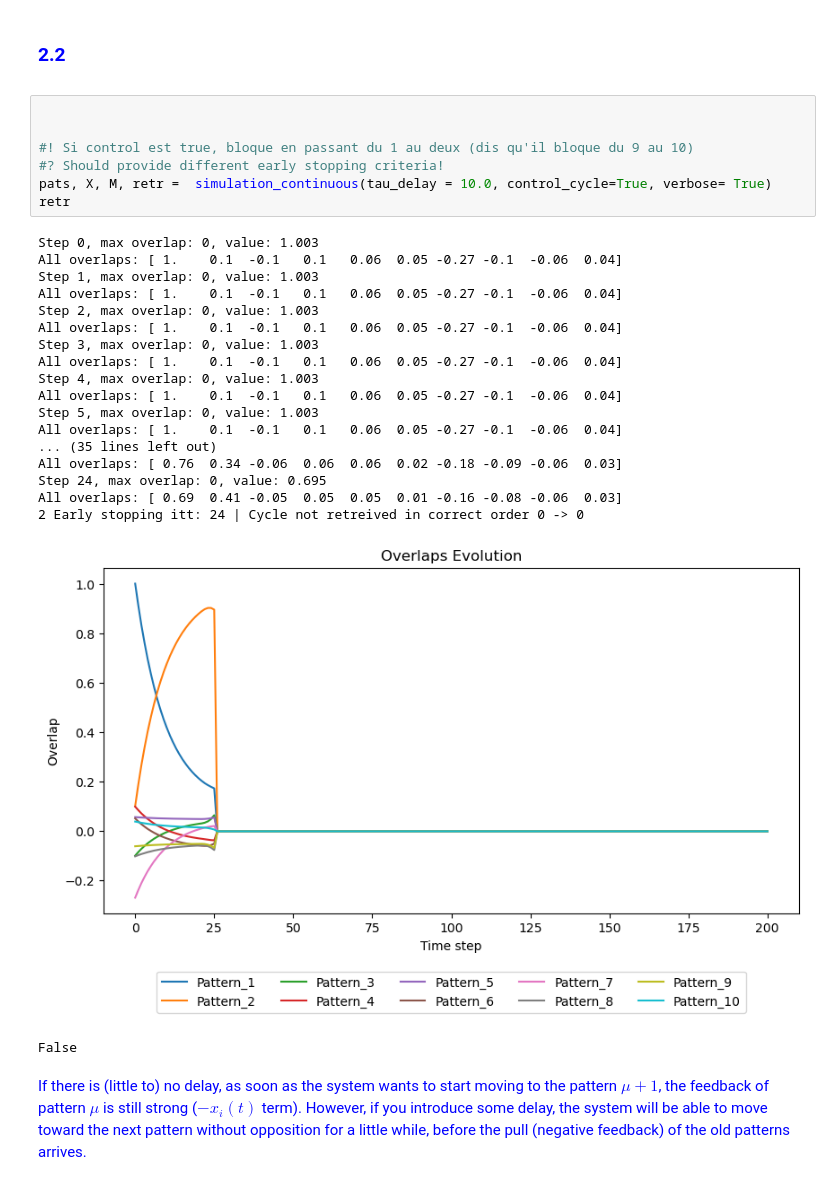
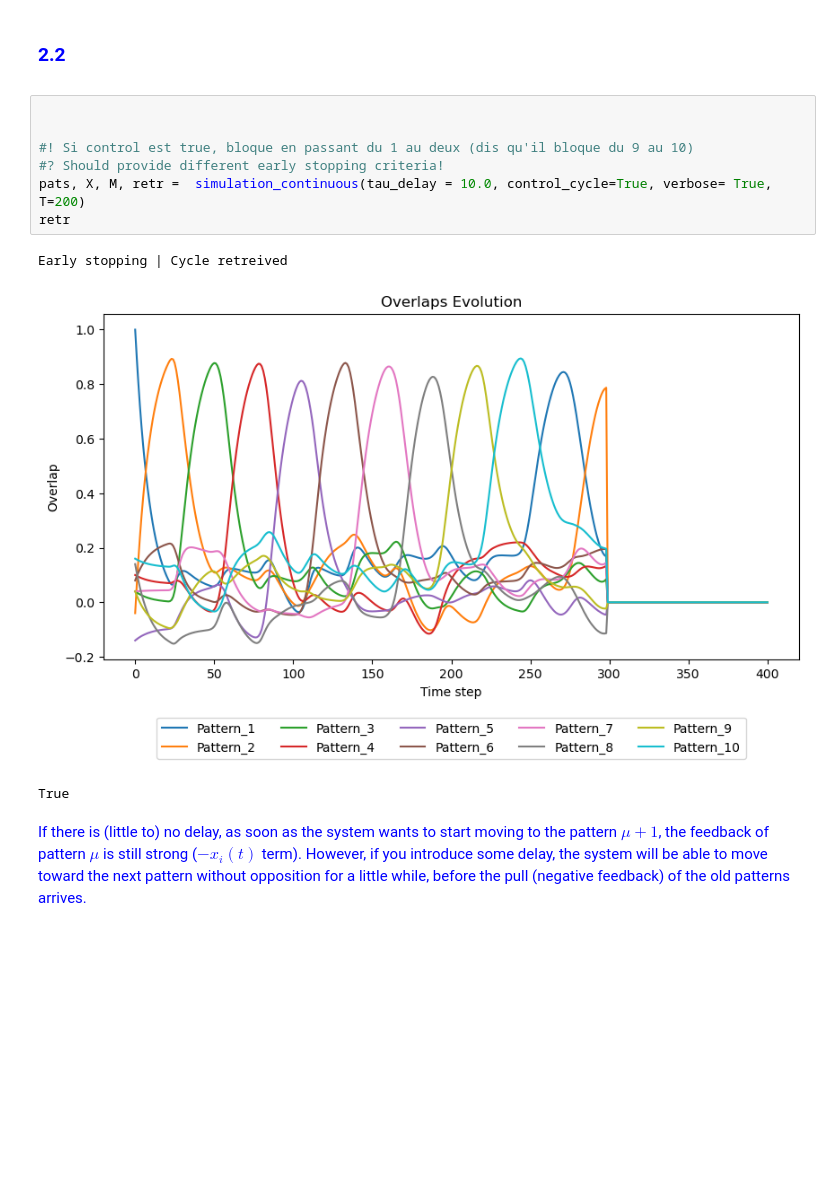
Before and after one commit to maverest/NX_465_mini_project, a Jupyter notebook: NX_465_mini_project.ipynb, the cells around one changed output. Cells and saved outputs as stored; diff of their text form; blank space fills up the shorter version.

```diff
--- a/NX_465_mini_project.ipynb
+++ b/NX_465_mini_project.ipynb
@@ -689,30 +700,14 @@ We observe that the overlap oscillate (in the right order), but fail to exceed 0
 # %%
 
 
 #! Si control est true, bloque en passant du 1 au deux (dis qu'il bloque du 9 au 10)
 #? Should provide different early stopping criteria!
-pats, X, M, retr =  simulation_continuous(tau_delay = 10.0, control_cycle=True, verbose= True)
+pats, X, M, retr =  simulation_continuous(tau_delay = 10.0, control_cycle=True, verbose= True, T=200)
 retr
 # %% [output]
-Step 0, max overlap: 0, value: 1.003
-All overlaps: [ 1.    0.1  -0.1   0.1   0.06  0.05 -0.27 -0.1  -0.06  0.04]
-Step 1, max overlap: 0, value: 1.003
-All overlaps: [ 1.    0.1  -0.1   0.1   0.06  0.05 -0.27 -0.1  -0.06  0.04]
-Step 2, max overlap: 0, value: 1.003
-All overlaps: [ 1.    0.1  -0.1   0.1   0.06  0.05 -0.27 -0.1  -0.06  0.04]
-Step 3, max overlap: 0, value: 1.003
-All overlaps: [ 1.    0.1  -0.1   0.1   0.06  0.05 -0.27 -0.1  -0.06  0.04]
-Step 4, max overlap: 0, value: 1.003
-All overlaps: [ 1.    0.1  -0.1   0.1   0.06  0.05 -0.27 -0.1  -0.06  0.04]
-Step 5, max overlap: 0, value: 1.003
-All overlaps: [ 1.    0.1  -0.1   0.1   0.06  0.05 -0.27 -0.1  -0.06  0.04]
-... (35 lines left out)
-All overlaps: [ 0.76  0.34 -0.06  0.06  0.06  0.02 -0.18 -0.09 -0.06  0.03]
-Step 24, max overlap: 0, value: 0.695
-All overlaps: [ 0.69  0.41 -0.05  0.05  0.05  0.01 -0.16 -0.08 -0.06  0.03]
-2 Early stopping itt: 24 | Cycle not retreived in correct order 0 -> 0
+Early stopping | Cycle retreived
-[figure, old version]
+[figure, new version]
-False
+True
 # %% [markdown]
 <span style="color:blue">
 
```
Also changed, not shown: parts of 6 cells of this notebook.
